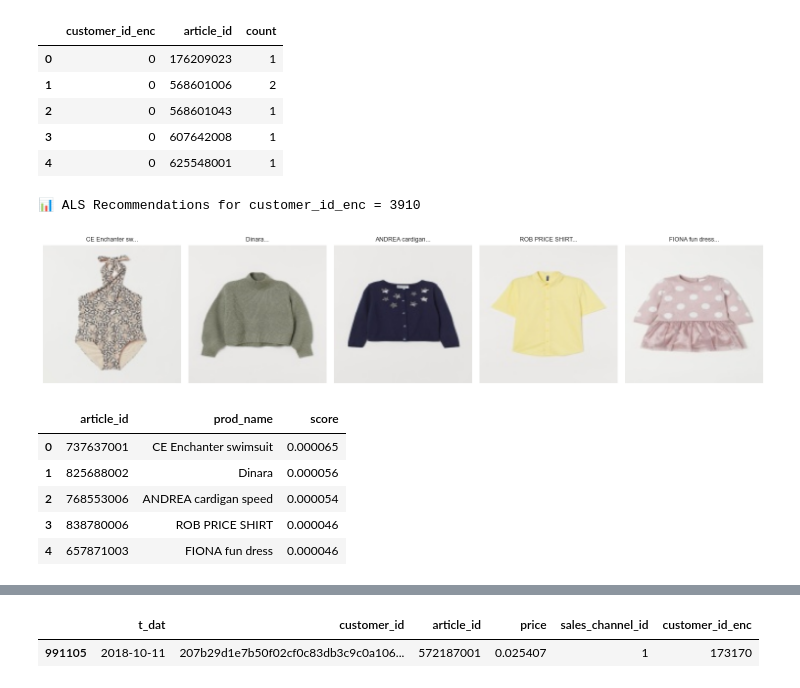
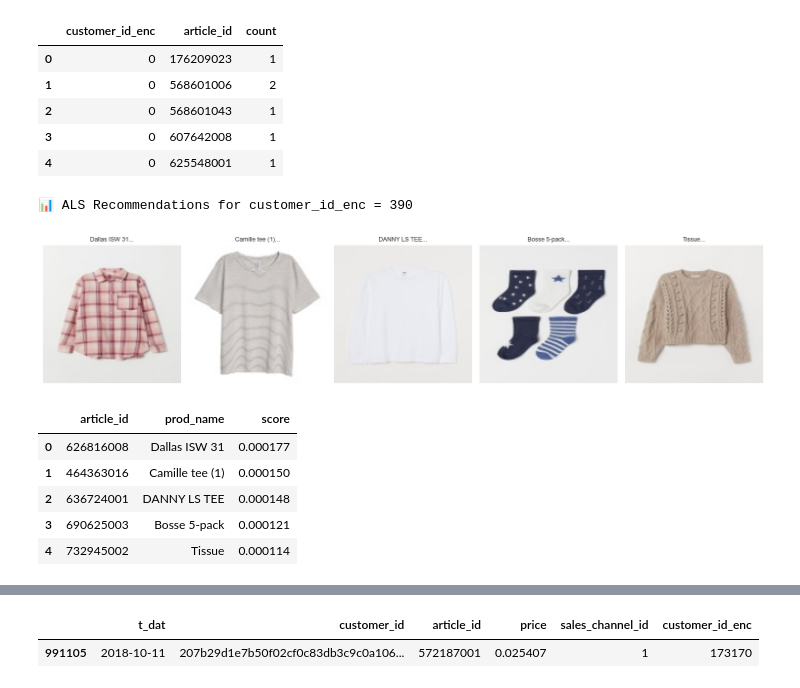
Before and after one commit to vaibhpande21/HndM-Fashion-Recommendation-System, a Jupyter notebook: rec.ipynb, the cells around one changed output, grey strips where cells are left out. Drawn from its saved outputs; the diff is of its cells as text; code cells hidden in the pictures.

```diff
--- a/rec.ipynb
+++ b/rec.ipynb
@@ -764,16 +769,16 @@ def recommend_for_customer_als_strong(customer_id_enc, top_n=10, extra_factor=20
 
     return df[['article_id', 'prod_name', 'score']]
 # %%
-recommend_for_customer_als_strong(3910, top_n=5)
+recommend_for_customer_als_strong(390, top_n=5)
 # %% [output]
-📊 ALS Recommendations for customer_id_enc = 3910
+📊 ALS Recommendations for customer_id_enc = 390
-[figure, old version]
+[figure, new version]
 |  | article_id | prod_name | score |
-| 0 | 737637001 | CE Enchanter swimsuit | 0.000065 |
-| 1 | 825688002 | Dinara | 0.000056 |
-| 2 | 768553006 | ANDREA cardigan speed | 0.000054 |
-| 3 | 838780006 | ROB PRICE SHIRT | 0.000046 |
-| 4 | 657871003 | FIONA fun dress | 0.000046 |
+| 0 | 626816008 | Dallas ISW 31 | 0.000177 |
+| 1 | 464363016 | Camille tee (1) | 0.000150 |
+| 2 | 636724001 | DANNY LS TEE | 0.000148 |
+| 3 | 690625003 | Bosse 5-pack | 0.000121 |
+| 4 | 732945002 | Tissue | 0.000114 |
 # %%
 def compare_cb_vs_als(customer_id_enc, transactions, top_n=5, base_dir="images_128_128"):
     """
```
Also changed, not shown: parts of 8 cells of this notebook.
